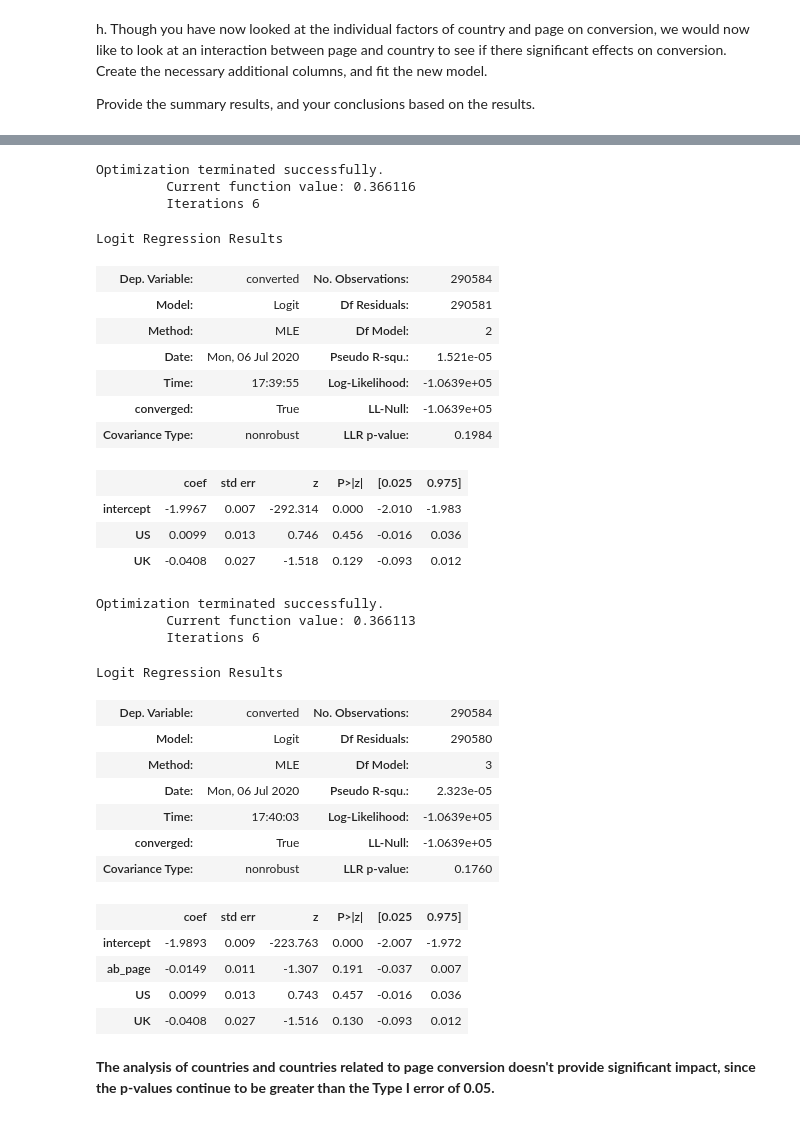
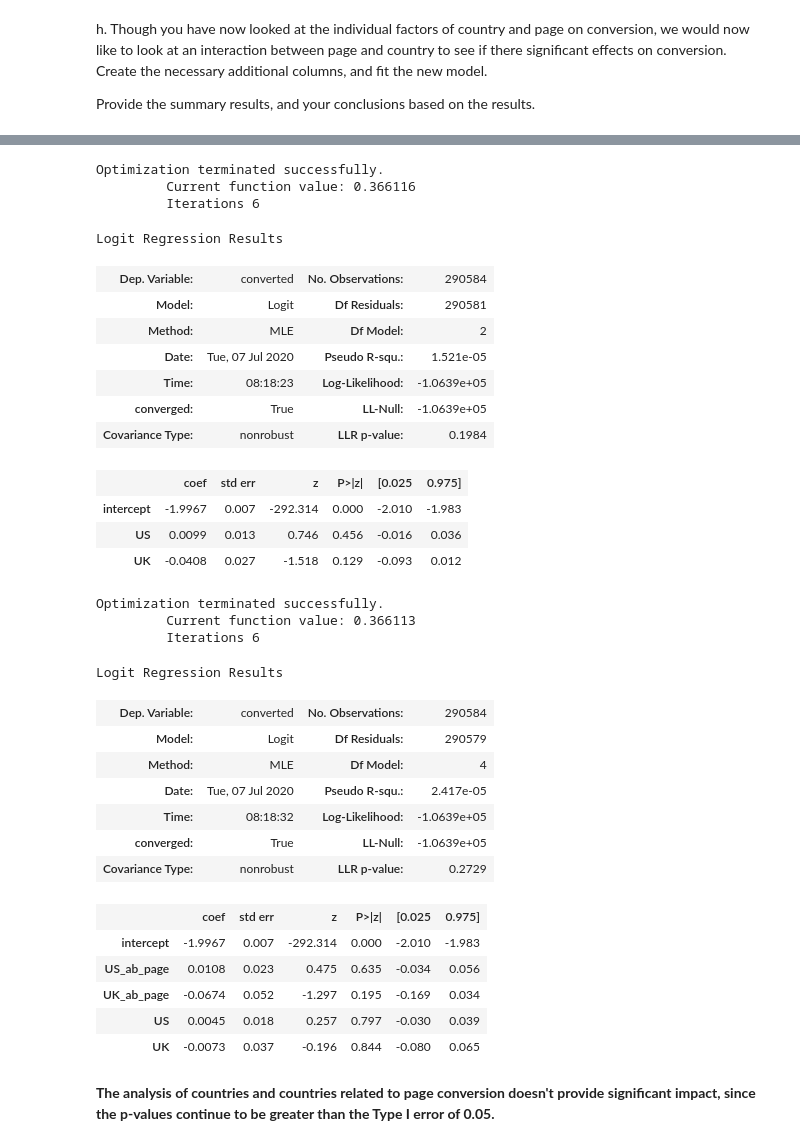
Before and after one commit to kcirne25/ab-test-ecommerce, a Jupyter notebook: Analyze_ab_test_results_notebook.ipynb, the cells around one changed output, grey strips where cells are left out. Cells and saved outputs as stored; diff of their text form; code cells hidden in the pictures.

```diff
--- a/Analyze_ab_test_results_notebook.ipynb
+++ b/Analyze_ab_test_results_notebook.ipynb
@@ -427,3 +427,9 @@ df_new.head()
 h. Though you have now looked at the individual factors of country and page on conversion, we would now like to look at an interaction between page and country to see if there significant effects on conversion.  Create the necessary additional columns, and fit the new model.
 
 Provide the summary results, and your conclusions based on the results.
+# %%
+# Creating interaction between page and countries
+df_new['US_ab_page'] = df_new['US'] * df_new['ab_page']
+df_new['UK_ab_page'] = df_new['UK'] * df_new['ab_page']
+df_new['CA_ab_page'] = df_new['CA'] * df_new['ab_page']
+df_new.head()
@@ -441,8 +455,8 @@ Logit Regression Results
 | Dep. Variable: | converted | No. Observations: | 290584 |
 | Model: | Logit | Df Residuals: | 290581 |
 | Method: | MLE | Df Model: | 2 |
-| Date: | Mon, 06 Jul 2020 | Pseudo R-squ.: | 1.521e-05 |
-| Time: | 17:39:55 | Log-Likelihood: | -1.0639e+05 |
+| Date: | Tue, 07 Jul 2020 | Pseudo R-squ.: | 1.521e-05 |
+| Time: | 08:18:23 | Log-Likelihood: | -1.0639e+05 |
 | converged: | True | LL-Null: | -1.0639e+05 |
 | Covariance Type: | nonrobust | LLR p-value: | 0.1984 |
 |  | coef | std err | z | P>|z| | [0.025 | 0.975] |
@@ -450,26 +464,27 @@ Logit Regression Results
 | US | 0.0099 | 0.013 | 0.746 | 0.456 | -0.016 | 0.036 |
 | UK | -0.0408 | 0.027 | -1.518 | 0.129 | -0.093 | 0.012 |
 # %%
-lm3 = sm.Logit(df_new['converted'], df_new[['intercept', 'ab_page', 'US', 'UK']])
+lm3 = sm.Logit(df_new['converted'], df_new[['intercept', 'US_ab_page', 'UK_ab_page', 'US', 'UK']])
 result = lm3.fit()
 result.summary()
 # %% [output]
 Optimization terminated successfully.
          Current function value: 0.366113
          Iterations 6
 Logit Regression Results
 | Dep. Variable: | converted | No. Observations: | 290584 |
-| Model: | Logit | Df Residuals: | 290580 |
-| Method: | MLE | Df Model: | 3 |
-| Date: | Mon, 06 Jul 2020 | Pseudo R-squ.: | 2.323e-05 |
-| Time: | 17:40:03 | Log-Likelihood: | -1.0639e+05 |
+| Model: | Logit | Df Residuals: | 290579 |
+| Method: | MLE | Df Model: | 4 |
+| Date: | Tue, 07 Jul 2020 | Pseudo R-squ.: | 2.417e-05 |
+| Time: | 08:18:32 | Log-Likelihood: | -1.0639e+05 |
 | converged: | True | LL-Null: | -1.0639e+05 |
-| Covariance Type: | nonrobust | LLR p-value: | 0.1760 |
+| Covariance Type: | nonrobust | LLR p-value: | 0.2729 |
 |  | coef | std err | z | P>|z| | [0.025 | 0.975] |
-| intercept | -1.9893 | 0.009 | -223.763 | 0.000 | -2.007 | -1.972 |
-| ab_page | -0.0149 | 0.011 | -1.307 | 0.191 | -0.037 | 0.007 |
-| US | 0.0099 | 0.013 | 0.743 | 0.457 | -0.016 | 0.036 |
-| UK | -0.0408 | 0.027 | -1.516 | 0.130 | -0.093 | 0.012 |
+| intercept | -1.9967 | 0.007 | -292.314 | 0.000 | -2.010 | -1.983 |
+| US_ab_page | 0.0108 | 0.023 | 0.475 | 0.635 | -0.034 | 0.056 |
+| UK_ab_page | -0.0674 | 0.052 | -1.297 | 0.195 | -0.169 | 0.034 |
+| US | 0.0045 | 0.018 | 0.257 | 0.797 | -0.030 | 0.039 |
+| UK | -0.0073 | 0.037 | -0.196 | 0.844 | -0.080 | 0.065 |
 # %% [markdown]
 **The analysis of countries and countries related to page conversion doesn't provide significant impact, since the p-values continue to be greater than the Type I error of 0.05.**
 # %% [markdown]
```
Also changed, not shown: parts of 6 cells of this notebook.
